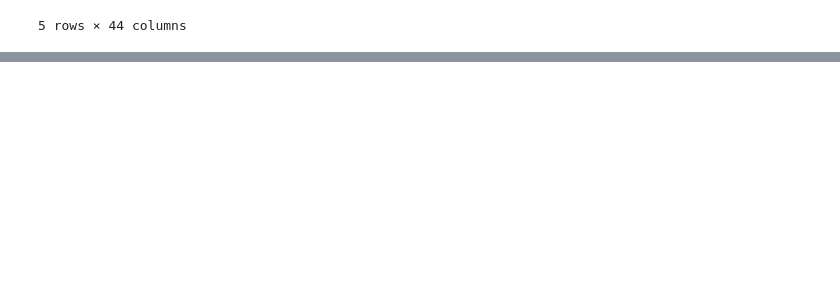
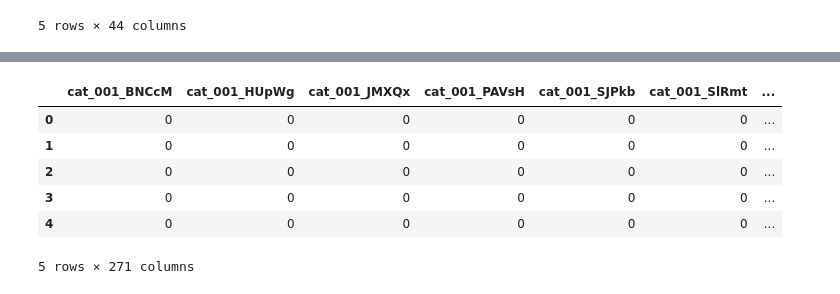
Before and after one commit to zstachniak/Pover-T-Test, a Jupyter notebook: Country_A.ipynb, the cells around one changed output, grey strips where cells are left out. Cells and saved outputs as stored; diff of their text form; code cells hidden in the pictures; blank space fills up the shorter version.

```diff
--- a/Country_A.ipynb
+++ b/Country_A.ipynb
@@ -88,0 +103,10 @@ indiv.head()
+# %%
+indiv_dummies.head()
+# %% [output]
+|  | cat_001_BNCcM | cat_001_HUpWg | cat_001_JMXQx | cat_001_PAVsH | cat_001_SJPkb | cat_001_SlRmt | ... |
+| 0 | 0 | 0 | 0 | 0 | 0 | 0 | ... |
+| 1 | 0 | 0 | 0 | 0 | 0 | 0 | ... |
+| 2 | 0 | 0 | 0 | 0 | 0 | 0 | ... |
+| 3 | 0 | 0 | 0 | 0 | 0 | 0 | ... |
+| 4 | 0 | 0 | 0 | 0 | 0 | 0 | ... |
+5 rows × 271 columns
```
Also changed, not shown: parts of 16 cells of this notebook, 2 other files.
